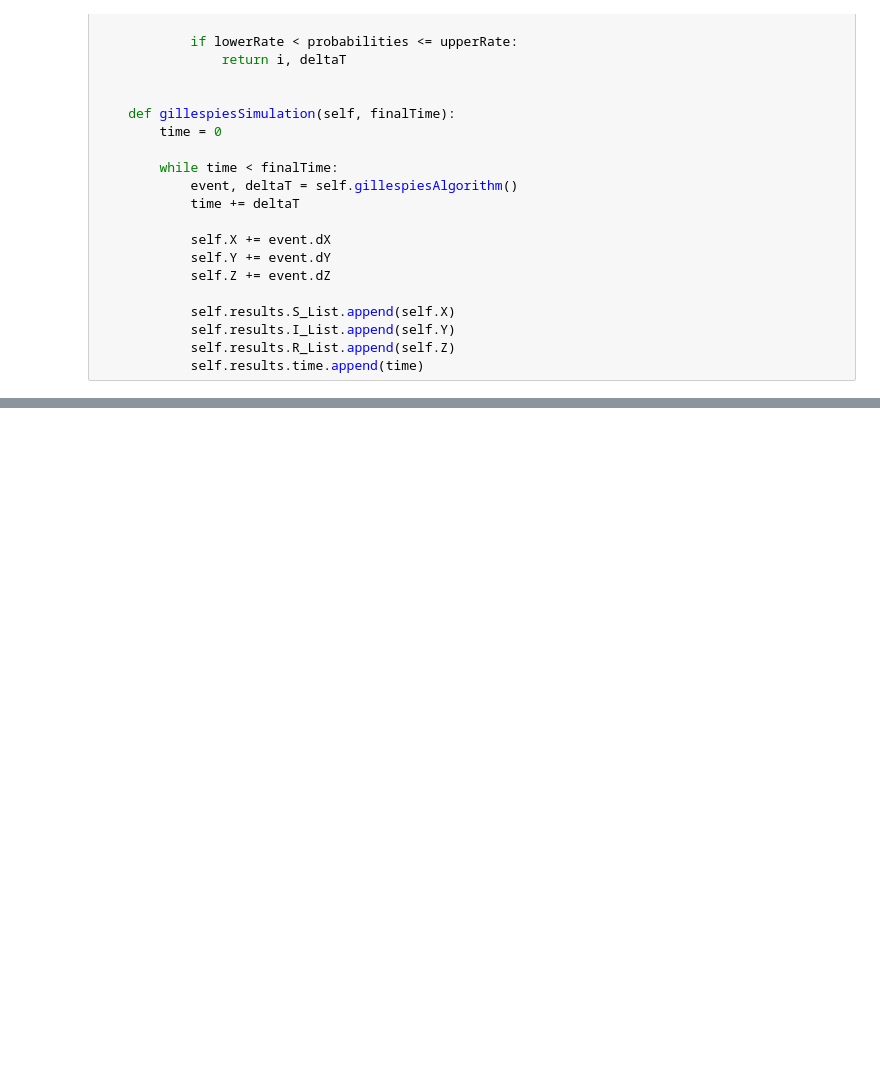
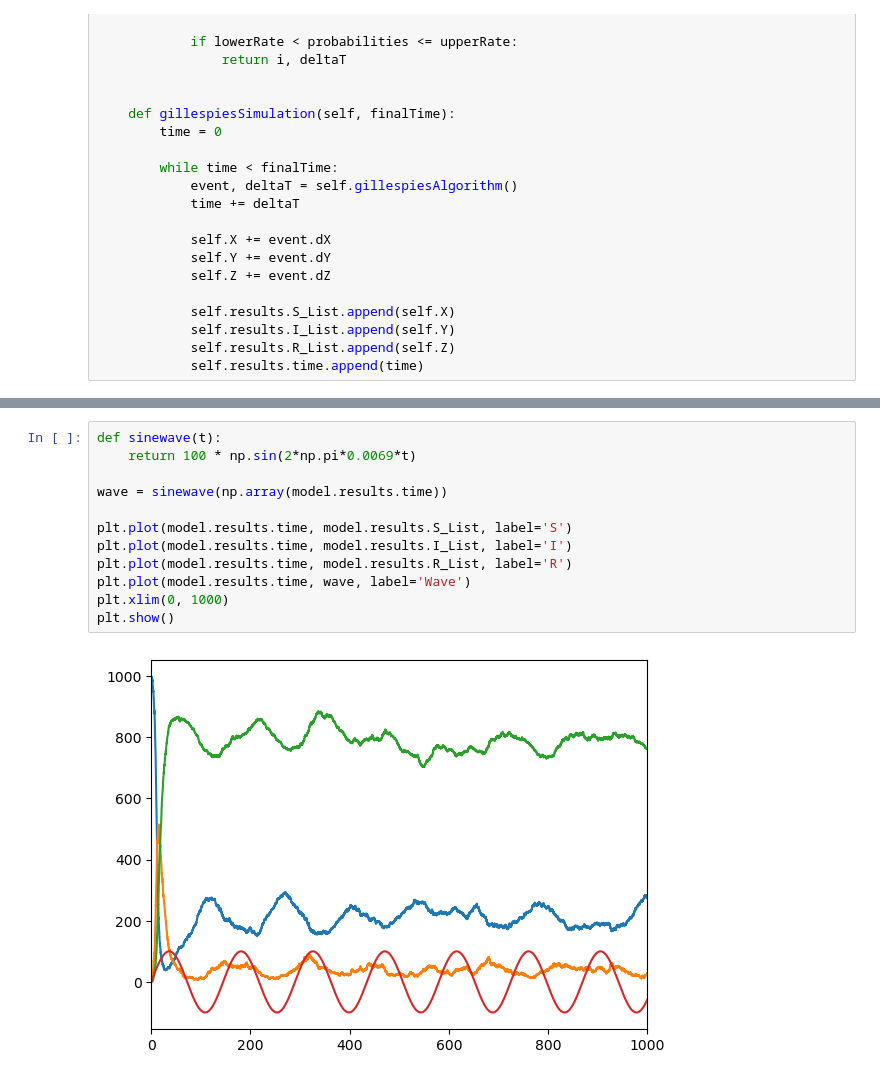
Before and after one commit to VictorianHues/Stochastic-SpatialModels_Assignment2, a Jupyter notebook: Peterson_15476758_Beumer_12640662_assignment2.ipynb, the cells around one changed output, grey strips where cells are left out. Drawn from its saved outputs; the diff is of its cells as text; blank space fills up the shorter version.

```diff
--- a/Peterson_15476758_Beumer_12640662_assignment2.ipynb
+++ b/Peterson_15476758_Beumer_12640662_assignment2.ipynb
@@ -234,0 +276,14 @@ plt.show()
+# %%
+def sinewave(t):
+    return 100 * np.sin(2*np.pi*0.0069*t)
+
+wave = sinewave(np.array(model.results.time))
+
+plt.plot(model.results.time, model.results.S_List, label='S')
+plt.plot(model.results.time, model.results.I_List, label='I')
+plt.plot(model.results.time, model.results.R_List, label='R')
+plt.plot(model.results.time, wave, label='Wave')
+plt.xlim(0, 1000)
+plt.show()
+# %% [output]
+[figure, added]
```
Also changed, not shown: parts of 10 cells of this notebook.
